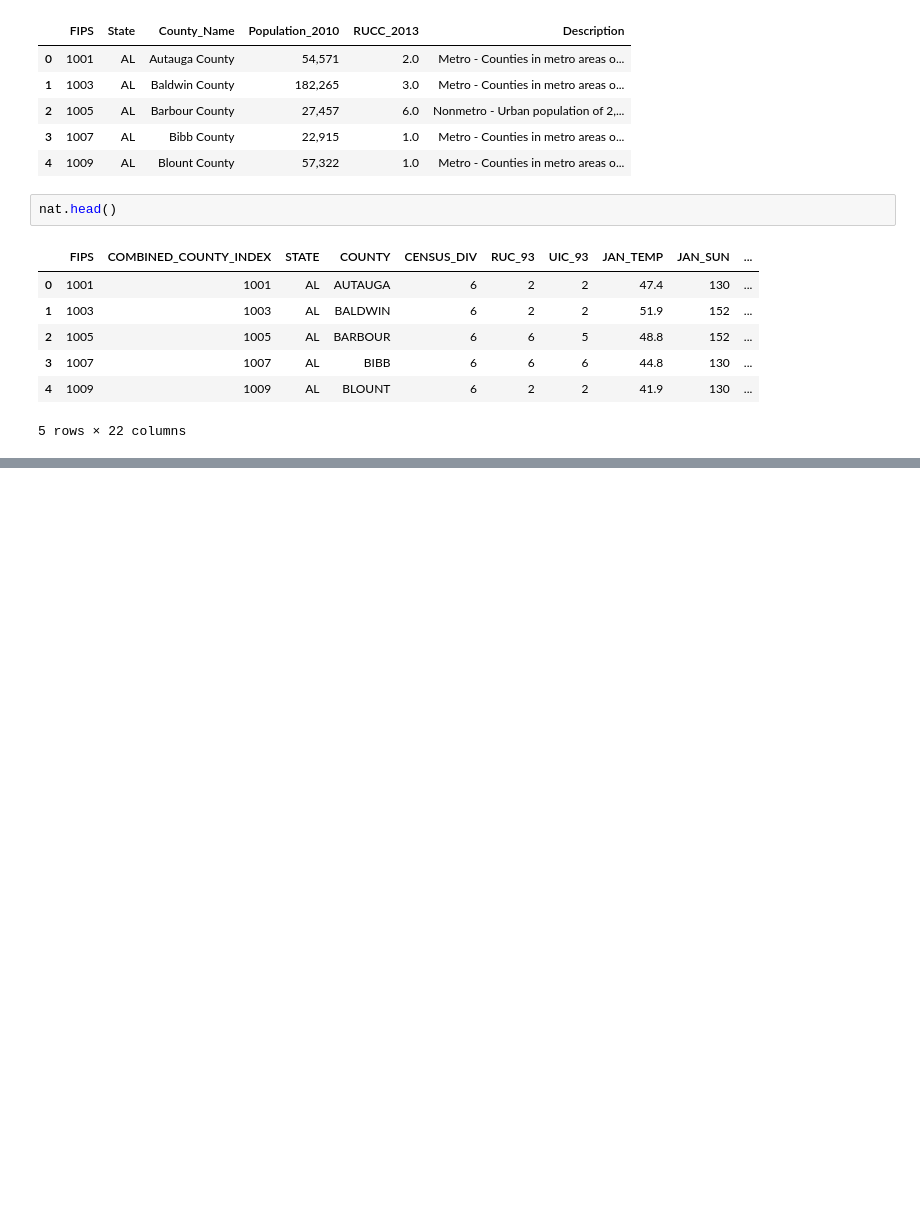
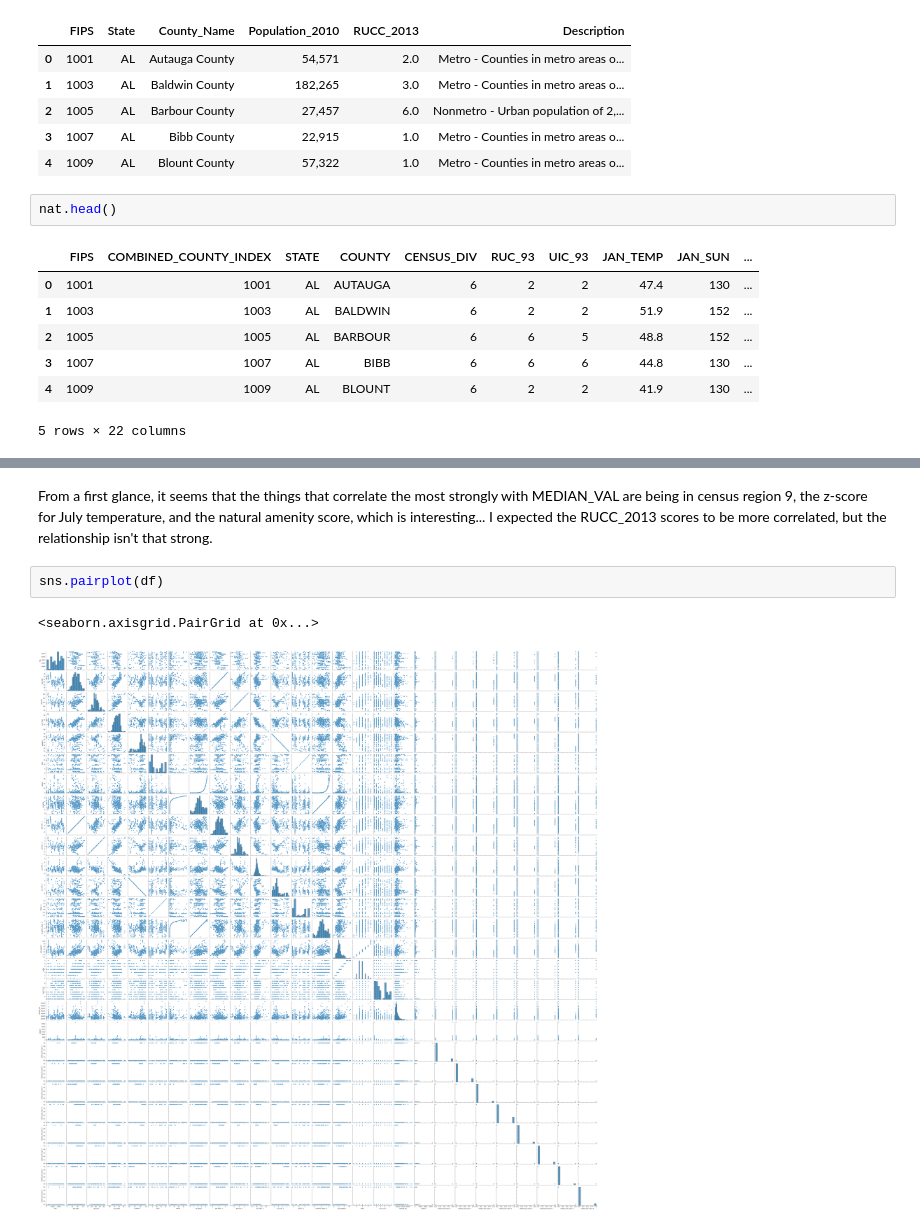
Before and after one commit to pjn51/beauty-and-value, a Jupyter notebook: metis_project_2.ipynb, the cells around one changed output, grey strips where cells are left out. Cells and saved outputs as stored; diff of their text form; blank space fills up the shorter version.

```diff
--- a/metis_project_2.ipynb
+++ b/metis_project_2.ipynb
@@ -251,0 +560,7 @@ KeyError: 0        1001
+# %% [markdown]
+From a first glance, it seems that the things that correlate the most strongly with MEDIAN_VAL are being in census region 9, the z-score for July temperature, and the natural amenity score, which is interesting... I expected the RUCC_2013 scores to be more correlated, but the relationship isn't that strong.
+# %%
+sns.pairplot(df)
+# %% [output]
+<seaborn.axisgrid.PairGrid at 0x...>
+[figure, added]
```
Also changed, not shown: parts of 80 cells of this notebook, 3 other files.
